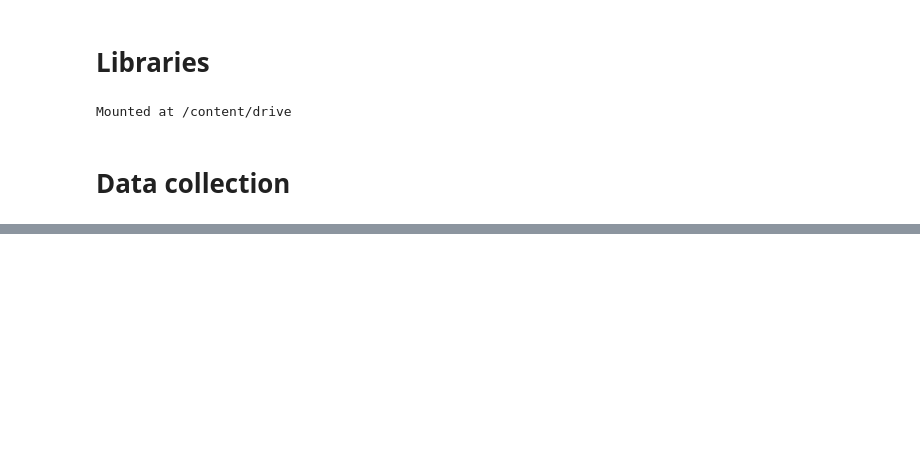
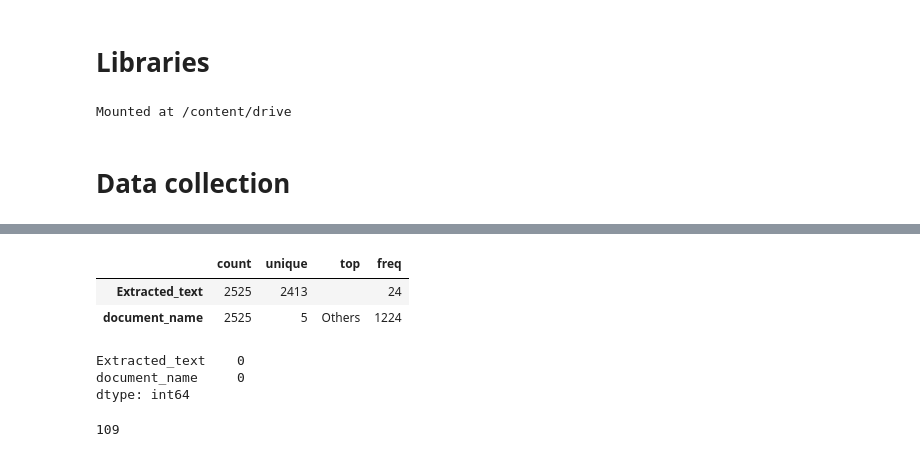
Before and after one commit to GDharan10/Project8_ClassificationModelForFinancialStatements, a Jupyter notebook: Classification_Model_For_Financial_Statementsipynb.ipynb, the cells around one changed output, grey strips where cells are left out. Drawn from its saved outputs; the diff is of its cells as text; code cells hidden in the pictures; blank space fills up the shorter version.

```diff
--- a/Classification_Model_For_Financial_Statementsipynb.ipynb
+++ b/Classification_Model_For_Financial_Statementsipynb.ipynb
@@ -345,0 +370,16 @@ array(['Year ended December ', 'As at st March ',
+# %%
+df.describe().T
+# %% [output]
+|  | count | unique | top | freq |
+| Extracted_text | 2525 | 2413 |  | 24 |
+| document_name | 2525 | 5 | Others | 1224 |
+# %%
+df.isnull().sum()
+# %% [output]
+Extracted_text    0
+document_name     0
+dtype: int64
+# %%
+df.duplicated().sum()
+# %% [output]
+109
```
Also changed, not shown: parts of 15 cells of this notebook.
